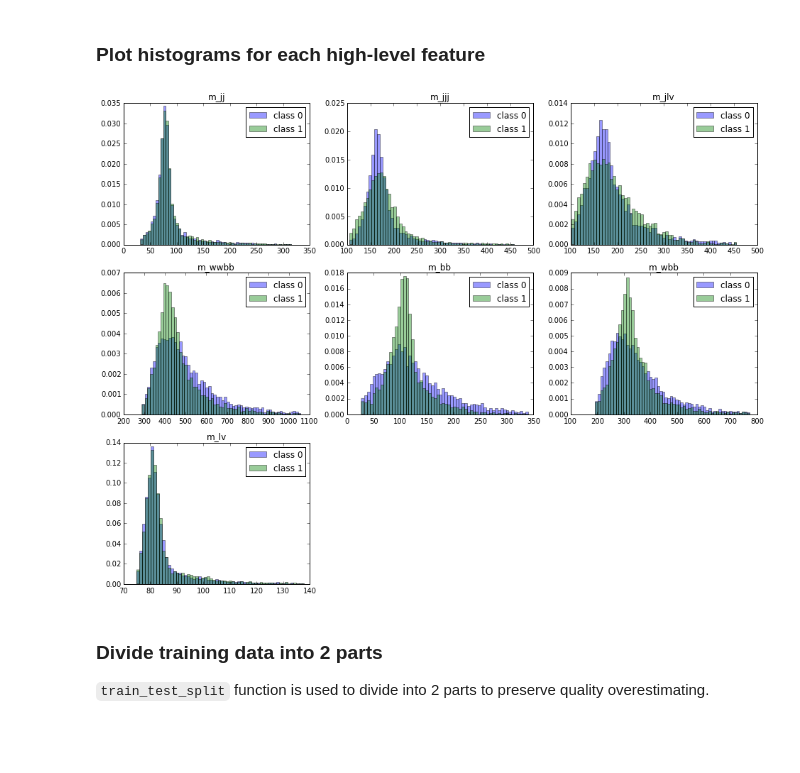
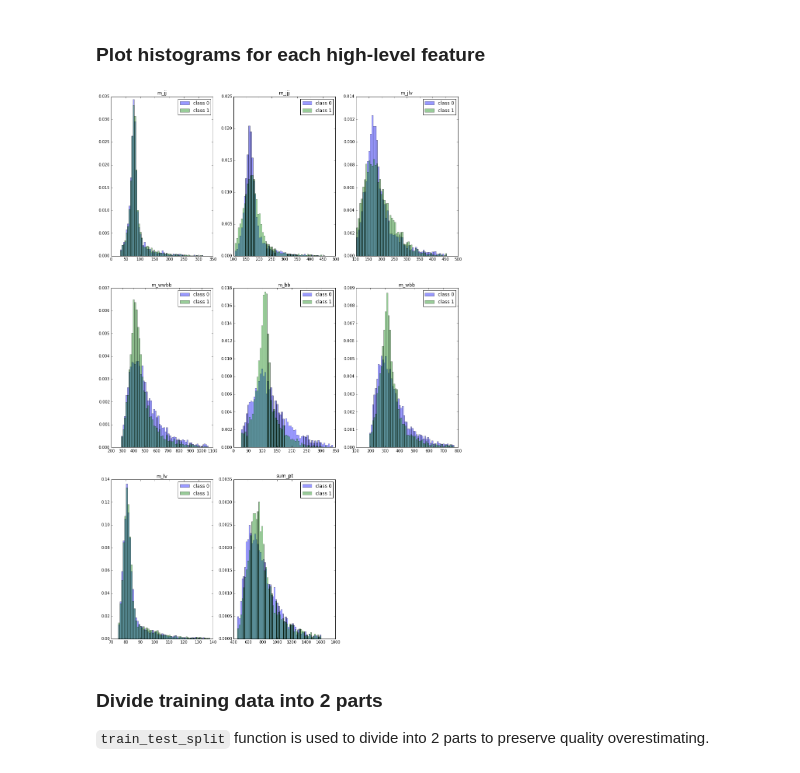
Before and after one commit to Cangjr10/HiggsKaggle_MLHEP, a Jupyter notebook: knn_steps.ipynb, the cells around one changed output. Saved outputs shown, nothing was run; the diff lists cells and outputs as text; code cells hidden in the pictures; blank space fills up the shorter version.

Commit message:
more high level features added
sum_pt, bjets selection

```diff
--- a/knn_steps.ipynb
+++ b/knn_steps.ipynb
@@ -121,0 +167,6 @@ low_level_features
+# %%
+
+for pt_feature in pt_features:
+    data['sum_pt'] += data[pt_feature]
+high_level_features = high_level_features + ['sum_pt']
+high_level_features
@@ -121,0 +249,17 @@ low_level_features
+# %%
+hist_params = {'normed': True, 'bins': 60, 'alpha': 0.4}
+
+# create the figure
+plt.figure(figsize=(16, 25))
+for n, feature in enumerate(bjets_selection_fecture):
+    # add sub plot on our figure
+    plt.subplot(len(bjets_selection_fecture) // 3 + 1, 3, n+1)
+    # define range for histograms by cutting 1% of data from both ends
+    min_value, max_value = numpy.percentile(data[feature], [1, 99])
+    plt.hist(data.ix[data.target.values == 0, feature].values, range=(min_value, max_value),
+             label='class 0', **hist_params)
+    plt.hist(data.ix[data.target.values == 1, feature].values, range=(min_value, max_value),
+             label='class 1', **hist_params)
+    plt.legend(loc='best')
+    #plt.legend()
+    plt.title(feature)
@@ -121,0 +268,17 @@ low_level_features
+# %%
+hist_params = {'normed': True, 'bins': 60, 'alpha': 0.4}
+
+# create the figure
+plt.figure(figsize=(16, 25))
+for n, feature in enumerate(pair_features):
+    # add sub plot on our figure
+    plt.subplot(len(pair_features) // 3 + 1, 3, n+1)
+    # define range for histograms by cutting 1% of data from both ends
+    min_value, max_value = numpy.percentile(data[feature], [1, 99])
+    plt.hist(data.ix[data.target.values == 0, feature].values, range=(min_value, max_value),
+             label='class 0', **hist_params)
+    plt.hist(data.ix[data.target.values == 1, feature].values, range=(min_value, max_value),
+             label='class 1', **hist_params)
+    plt.legend(loc='best')
+    #plt.legend()
+    plt.title(feature)
@@ -127,7 +292,7 @@ hist_params = {'normed': True, 'bins': 60, 'alpha': 0.4}
 plt.figure(figsize=(16, 25))
 for n, feature in enumerate(low_level_features):
     # add sub plot on our figure
-    plt.subplot(len(features) // 4 + 1, 3, n+1)
+    plt.subplot(len(low_level_features) // 3 + 1, 3, n+1)
     # define range for histograms by cutting 1% of data from both ends
     min_value, max_value = numpy.percentile(data[feature], [1, 99])
     plt.hist(data.ix[data.target.values == 0, feature].values, range=(min_value, max_value),
@@ -144,21 +309,21 @@ for n, feature in enumerate(low_level_features):
 # %%
 hist_params = {'normed': True, 'bins': 60, 'alpha': 0.4}
 # create the figure
 plt.figure(figsize=(16, 25))
 for n, feature in enumerate(high_level_features):
     # add sub plot on our figure
-    plt.subplot(len(features) // 5 + 1, 3, n+1)
+    plt.subplot(len(high_level_features) // 3 + 1, 3, n+1)
     # define range for histograms by cutting 1% of data from both ends
     min_value, max_value = numpy.percentile(data[feature], [1, 99])
     plt.hist(data.ix[data.target.values == 0, feature].values, range=(min_value, max_value),
              label='class 0', **hist_params)
     plt.hist(data.ix[data.target.values == 1, feature].values, range=(min_value, max_value),
              label='class 1', **hist_params)
     plt.legend(loc='best')
     #plt.legend()
     plt.title(feature)
 # %% [output]
-[figure, old version]
+[figure, new version]
 # %% [markdown]
 ### Divide training data into 2 parts
 `train_test_split` function is used to divide into 2 parts to preserve quality overestimating.
```
Also changed, not shown: parts of 17 cells of this notebook.
